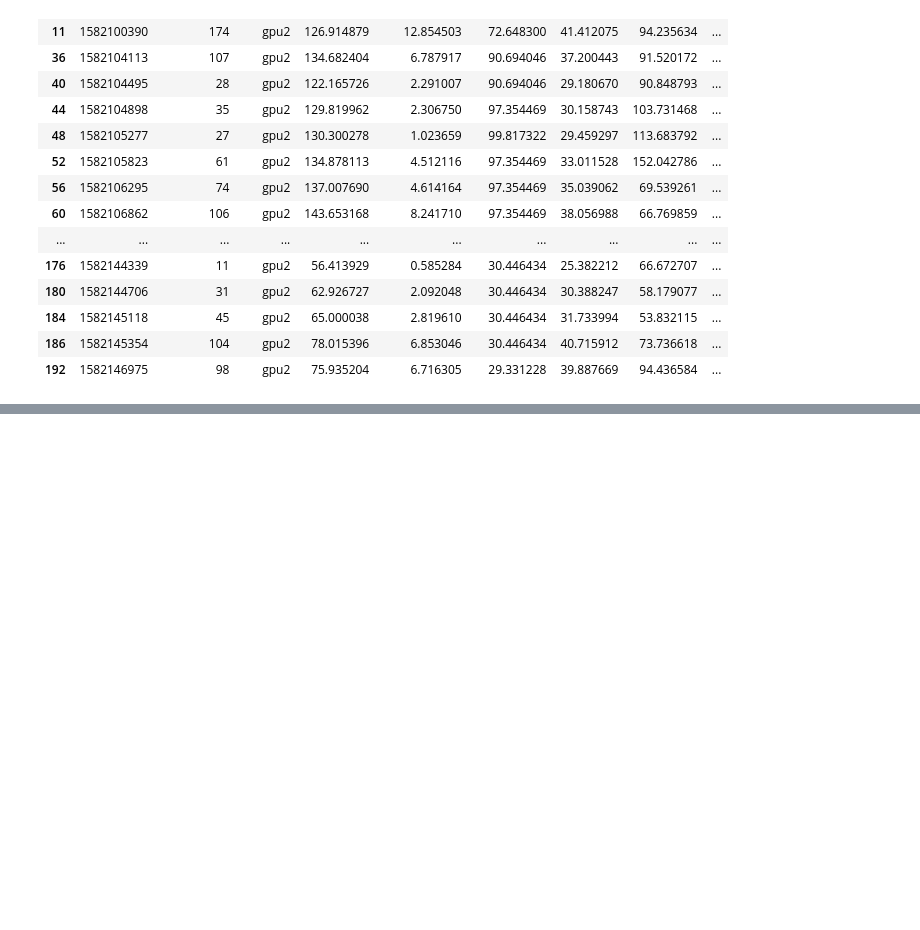
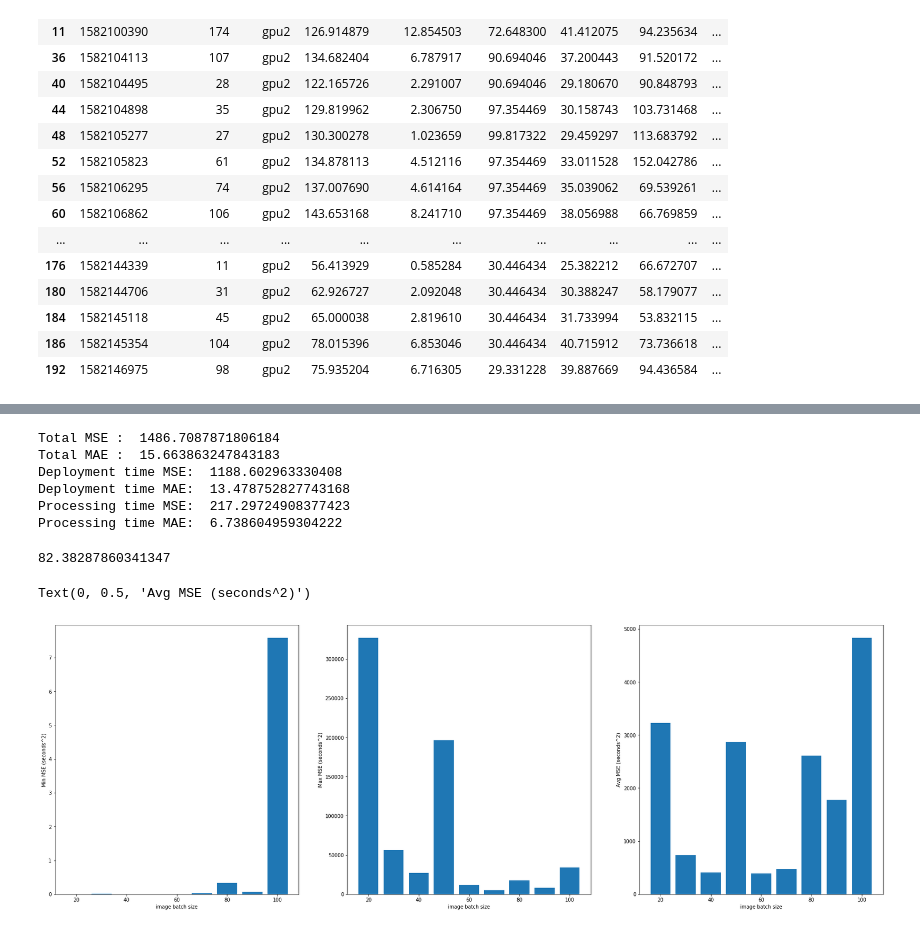
Before and after one commit to Heronalps/STOIC, a Jupyter notebook: jupyter/Scheduling Analysis.ipynb, the cells around one changed output, grey strips where cells are left out. Drawn from its saved outputs; the diff is of its cells as text; code cells hidden in the pictures; blank space fills up the shorter version.

```diff
--- a/jupyter/Scheduling Analysis.ipynb
+++ b/jupyter/Scheduling Analysis.ipynb
@@ -329,0 +481,7 @@ df_gpu2
+# %%
+counter = 0
+for idx in range(len(sch_runtimes)):
+    if sch_runtimes[idx] != act_runtimes[idx]:
+        print (idx)
+        counter += 1
+print (1 - counter / len(runtimes))
@@ -329,0 +506,9 @@ df_gpu2
+# %%
+# Check if every execution has 4 rows
+counter = 1
+for index, row in df_logtime4.iterrows():
+    if index % 4 == 0 and index != 0:
+        counter += 1
+        if row['image_num'] == df_logtime4['image_num'][index - 1]:
+            print(index)
+print ("Number of Execution: ", counter)
@@ -329,0 +546,34 @@ df_gpu2
+# %%
+# MSE
+print ("Total MSE : ", sum((df_logtime4["pred_total"] - df_logtime4["act_total"])**2) / len(df_logtime4))
+# MAE
+print ("Total MAE : ", sum(abs(df_logtime4["pred_total"] - df_logtime4["act_total"])) / len(df_logtime4))
+
+# Deployment MSE
+print ("Deployment time MSE: ", sum((df_logtime4["pred_deploy"] - df_logtime4["act_deploy"])**2) / len(df_logtime4))
+# Deployment MAE
+print ("Deployment time MAE: ",sum(abs(df_logtime4["pred_deploy"] - df_logtime4["act_deploy"])) / len(df_logtime4))
+
+# Processing MSE
+print ("Processing time MSE: ", sum((df_logtime4["pred_proc"] - df_logtime4["act_proc"])**2) / len(df_logtime4))
+# Processing MAE
+print ("Processing time MAE: ",sum(abs(df_logtime4["pred_proc"] - df_logtime4["act_proc"])) / len(df_logtime4))
+# %% [output]
+Total MSE :  1486.7087871806184
+Total MAE :  15.663863247843183
+Deployment time MSE:  1188.602963330408
+Deployment time MAE:  13.478752827743168
+Processing time MSE:  217.29724908377423
+Processing time MAE:  6.738604959304222
+# %%
+df_logtime4['act_total'].mean()
+# %% [output]
+82.38287860341347
+# %%
+mse_arr = []
+mae_arr = []
+for idx, row in df_logtime4.iterrows():
+    mse = (row["pred_total"] - row["act_total"])**2
+    mse_arr.append(mse)
+    mae = abs(row["pred_total"] - row["act_total"])
+    mae_arr.append(mae)
@@ -329,0 +687,24 @@ df_gpu2
+# %%
+fig= plt.figure(figsize=[30, 10])
+x = np.arange(9)
+
+ax1 = fig.add_subplot(131)
+ax1.bar(x, min_arr)
+ax1.set_xticklabels(['0', '20', '40', '60', '80', '100', '120', '140', '160', '180'])
+ax1.set_xlabel("image batch size")
+ax1.set_ylabel("Min MSE (seconds^2)")
+
+ax2 = fig.add_subplot(132)
+ax2.bar(x, max_arr)
+ax2.set_xticklabels(['0', '20', '40', '60', '80', '100', '120', '140', '160', '180'])
+ax2.set_xlabel("image batch size")
+ax2.set_ylabel("Max MSE (seconds^2)")
+
+ax3 = fig.add_subplot(133)
+ax3.bar(x, avg_arr)
+ax3.set_xticklabels(['0', '20', '40', '60', '80', '100', '120', '140', '160', '180'])
+ax3.set_xlabel("image batch size")
+ax3.set_ylabel("Avg MSE (seconds^2)")
+# %% [output]
+Text(0, 0.5, 'Avg MSE (seconds^2)')
+[figure, added]
```
Also changed, not shown: parts of 21 cells of this notebook, 9 other files.
